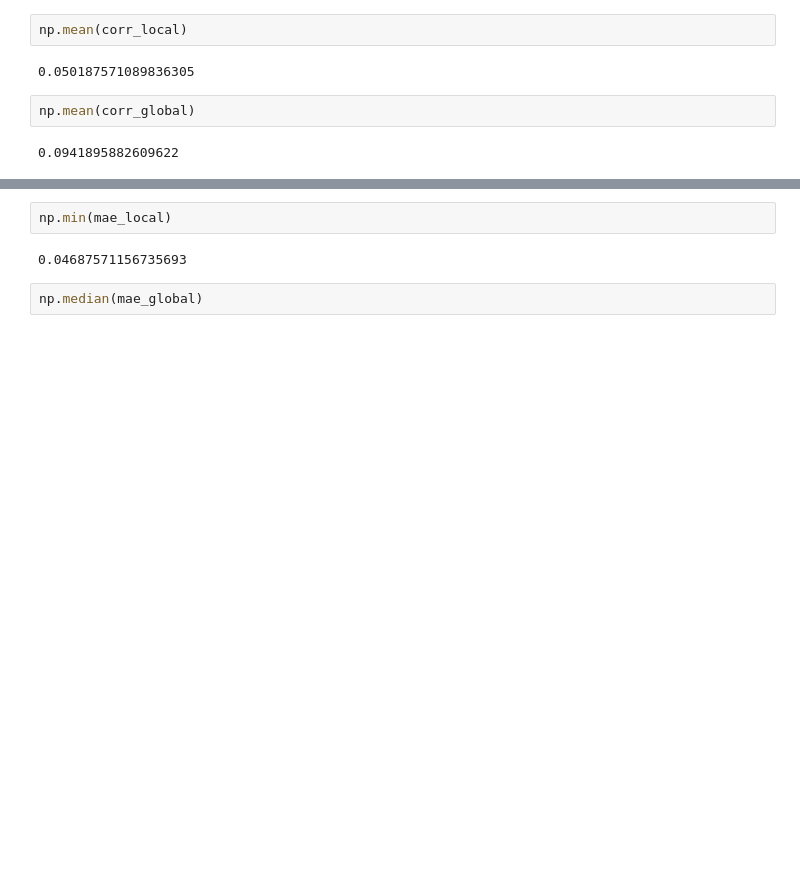
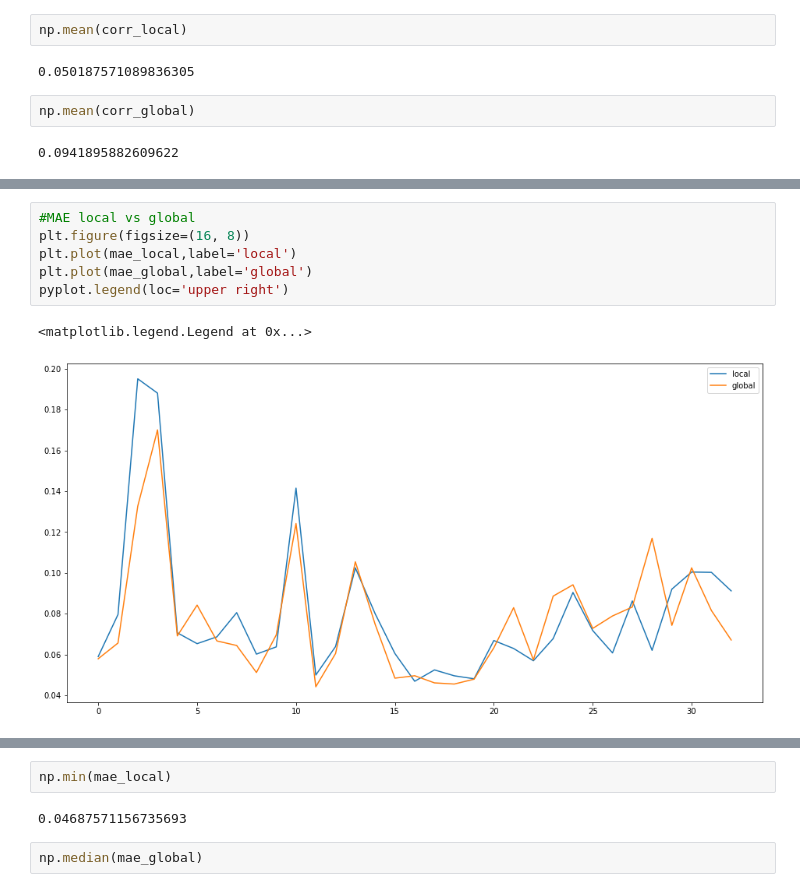
Before and after one commit to quantumfusionlearn/DSA5205, a Jupyter notebook: LSTMV4.ipynb, the cells around one changed output, grey strips where cells are left out. Saved outputs shown, nothing was run; the diff lists cells and outputs as text; blank space fills up the shorter version.

```diff
--- a/LSTMV4.ipynb
+++ b/LSTMV4.ipynb
@@ -792,0 +914,9 @@ pyplot.show()
+# %%
+#MAE local vs global
+plt.figure(figsize=(16, 8))
+plt.plot(mae_local,label='local')
+plt.plot(mae_global,label='global')
+pyplot.legend(loc='upper right')
+# %% [output]
+<matplotlib.legend.Legend at 0x...>
+[figure, added]
```
Also changed, not shown: parts of 17 cells of this notebook, 1 other file.
